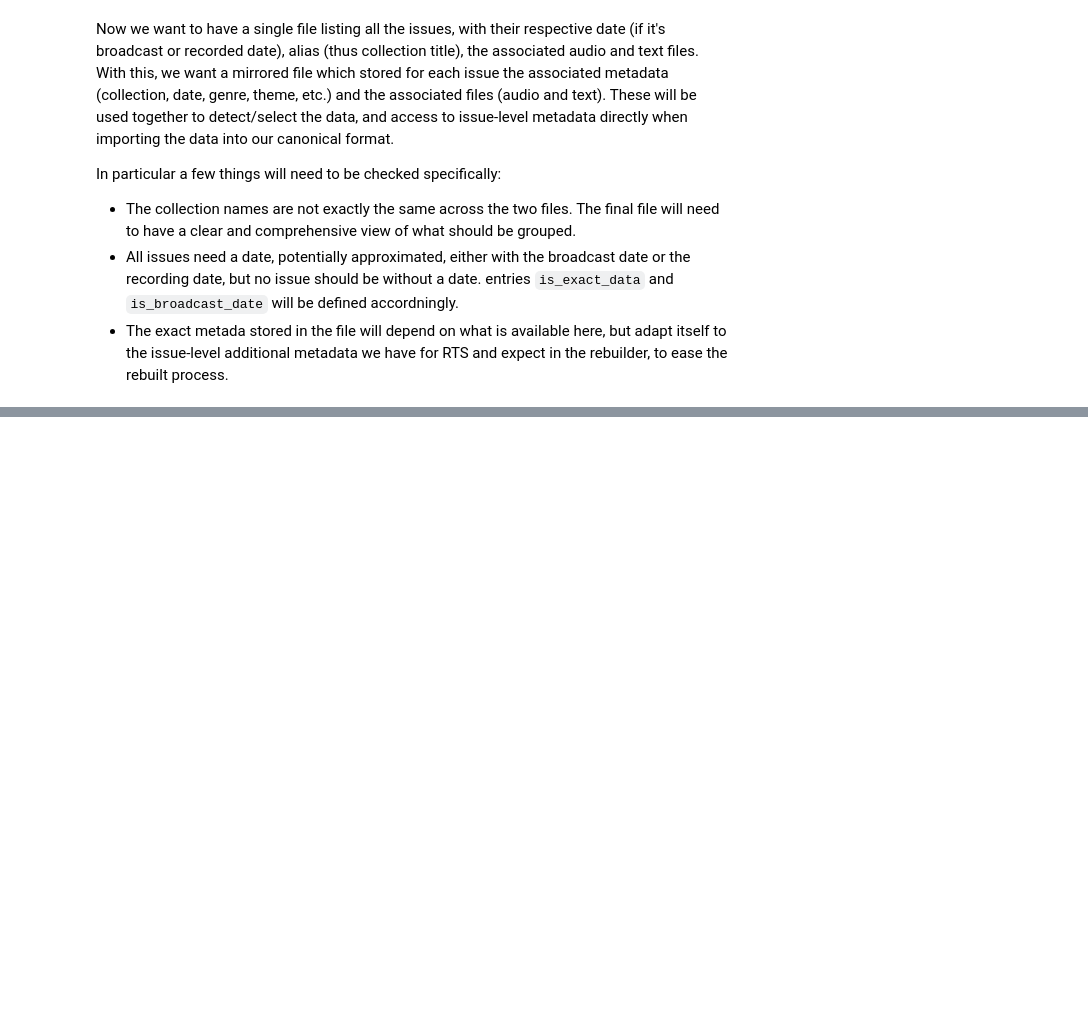
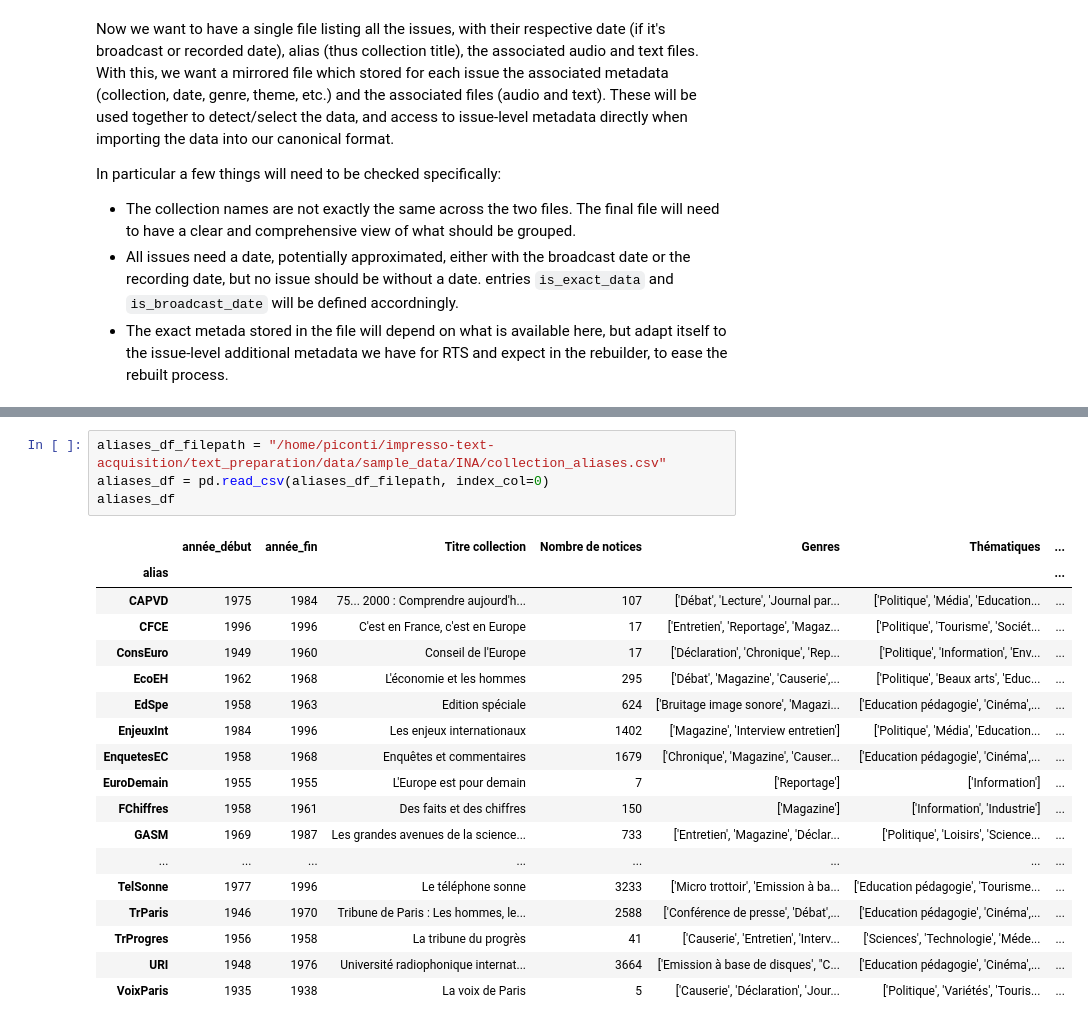
Before and after one commit to impresso/impresso-text-acquisition, a Jupyter notebook: notebooks/ina_preprocessing.ipynb, the cells around one changed output, grey strips where cells are left out. Cells and saved outputs as stored; diff of their text form; blank space fills up the shorter version.

```diff
--- a/notebooks/ina_preprocessing.ipynb
+++ b/notebooks/ina_preprocessing.ipynb
@@ -617,0 +658,23 @@ In particular a few things will need to be checked specifically:
+# %%
+aliases_df_filepath = "/home/piconti/impresso-text-acquisition/text_preparation/data/sample_data/INA/collection_aliases.csv"
+aliases_df = pd.read_csv(aliases_df_filepath, index_col=0)
+aliases_df
+# %% [output]
+|  | année_début | année_fin | Titre collection | Nombre de notices | Genres | Thématiques | ... |
+| alias |  |  |  |  |  |  | ... |
+| CAPVD | 1975 | 1984 | 75... 2000 : Comprendre aujourd'h... | 107 | ['Débat', 'Lecture', 'Journal par... | ['Politique', 'Média', 'Education... | ... |
+| CFCE | 1996 | 1996 | C'est en France, c'est en Europe | 17 | ['Entretien', 'Reportage', 'Magaz... | ['Politique', 'Tourisme', 'Sociét... | ... |
+| ConsEuro | 1949 | 1960 | Conseil de l'Europe | 17 | ['Déclaration', 'Chronique', 'Rep... | ['Politique', 'Information', 'Env... | ... |
+| EcoEH | 1962 | 1968 | L'économie et les hommes | 295 | ['Débat', 'Magazine', 'Causerie',... | ['Politique', 'Beaux arts', 'Educ... | ... |
+| EdSpe | 1958 | 1963 | Edition spéciale | 624 | ['Bruitage image sonore', 'Magazi... | ['Education pédagogie', 'Cinéma',... | ... |
+| EnjeuxInt | 1984 | 1996 | Les enjeux internationaux | 1402 | ['Magazine', 'Interview entretien'] | ['Politique', 'Média', 'Education... | ... |
+| EnquetesEC | 1958 | 1968 | Enquêtes et commentaires | 1679 | ['Chronique', 'Magazine', 'Causer... | ['Education pédagogie', 'Cinéma',... | ... |
+| EuroDemain | 1955 | 1955 | L'Europe est pour demain | 7 | ['Reportage'] | ['Information'] | ... |
+| FChiffres | 1958 | 1961 | Des faits et des chiffres | 150 | ['Magazine'] | ['Information', 'Industrie'] | ... |
+| GASM | 1969 | 1987 | Les grandes avenues de la science... | 733 | ['Entretien', 'Magazine', 'Déclar... | ['Politique', 'Loisirs', 'Science... | ... |
+| ... | ... | ... | ... | ... | ... | ... | ... |
+| TelSonne | 1977 | 1996 | Le téléphone sonne | 3233 | ['Micro trottoir', 'Emission à ba... | ['Education pédagogie', 'Tourisme... | ... |
+| TrParis | 1946 | 1970 | Tribune de Paris : Les hommes, le... | 2588 | ['Conférence de presse', 'Débat',... | ['Education pédagogie', 'Cinéma',... | ... |
+| TrProgres | 1956 | 1958 | La tribune du progrès | 41 | ['Causerie', 'Entretien', 'Interv... | ['Sciences', 'Technologie', 'Méde... | ... |
+| URI | 1948 | 1976 | Université radiophonique internat... | 3664 | ['Emission à base de disques', "C... | ['Education pédagogie', 'Cinéma',... | ... |
+| VoixParis | 1935 | 1938 | La voix de Paris | 5 | ['Causerie', 'Déclaration', 'Jour... | ['Politique', 'Variétés', 'Touris... | ... |
```
Also changed, not shown: parts of 29 cells of this notebook.
